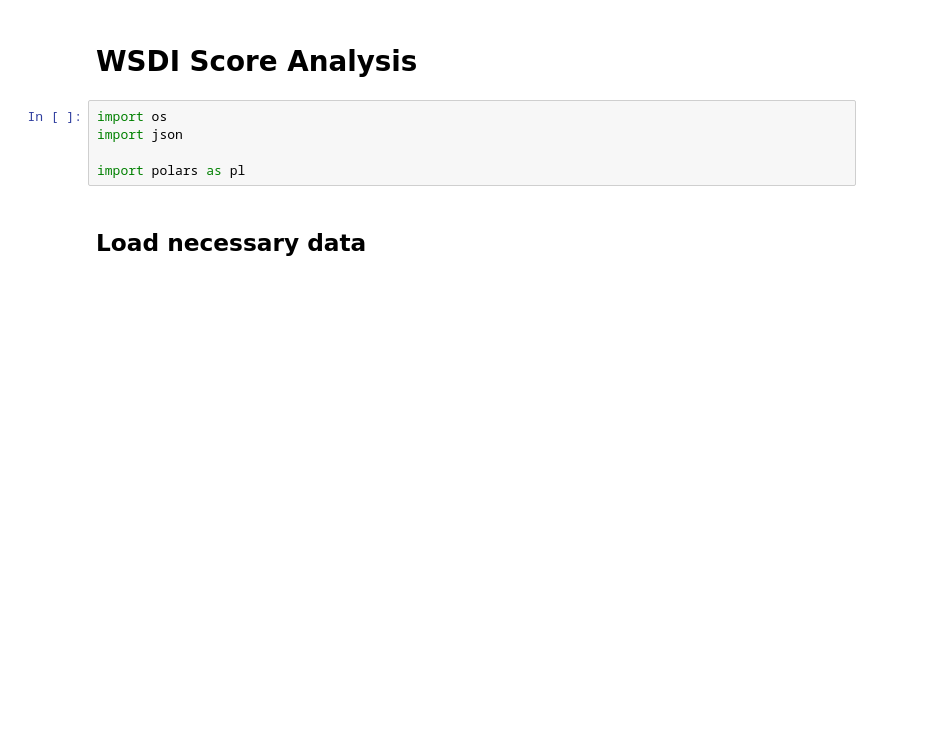
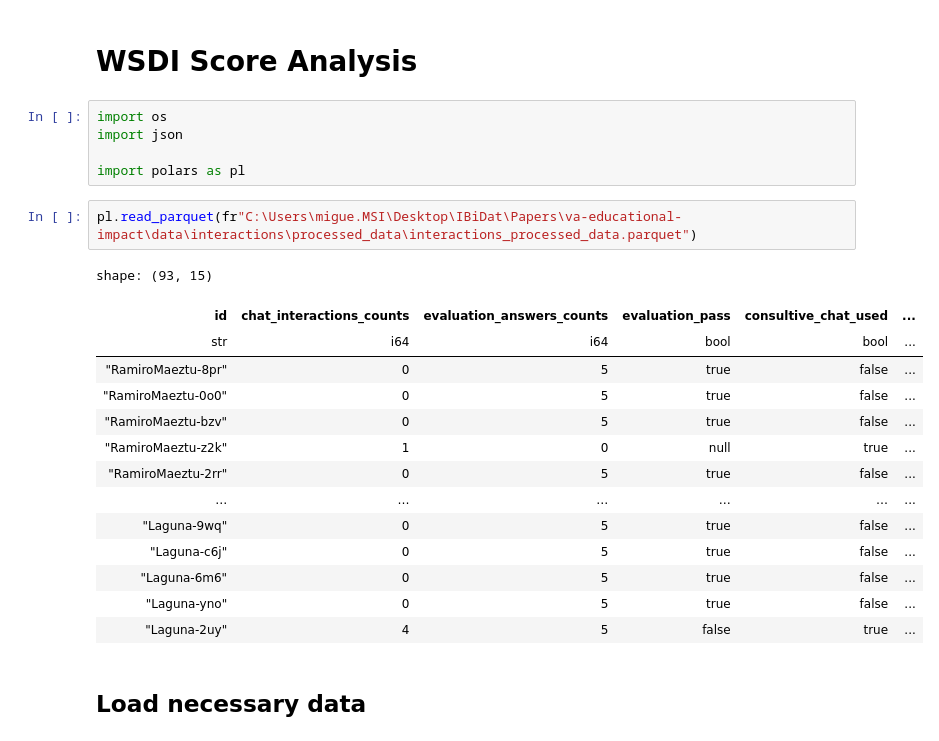
Before and after one commit to IBiDat/va-educational-impact, a Jupyter notebook: src/notebooks/interactions/wsdi_score_analysis.ipynb, the cells around one changed output. Saved outputs shown, nothing was run; the diff lists cells and outputs as text; blank space fills up the shorter version.

```diff
--- a/src/notebooks/interactions/wsdi_score_analysis.ipynb
+++ b/src/notebooks/interactions/wsdi_score_analysis.ipynb
@@ -5,6 +5,23 @@ import os
 import json
 
 import polars as pl
+# %%
+pl.read_parquet(fr"C:\Users\migue.MSI\Desktop\IBiDat\Papers\va-educational-impact\data\interactions\processed_data\interactions_processed_data.parquet")
+# %% [output]
+shape: (93, 15)
+| id | chat_interactions_counts | evaluation_answers_counts | evaluation_pass | consultive_chat_used | ... |
+| str | i64 | i64 | bool | bool | ... |
+| "RamiroMaeztu-8pr" | 0 | 5 | true | false | ... |
+| "RamiroMaeztu-0o0" | 0 | 5 | true | false | ... |
+| "RamiroMaeztu-bzv" | 0 | 5 | true | false | ... |
+| "RamiroMaeztu-z2k" | 1 | 0 | null | true | ... |
+| "RamiroMaeztu-2rr" | 0 | 5 | true | false | ... |
+| … | … | … | … | … | ... |
+| "Laguna-9wq" | 0 | 5 | true | false | ... |
+| "Laguna-c6j" | 0 | 5 | true | false | ... |
+| "Laguna-6m6" | 0 | 5 | true | false | ... |
+| "Laguna-yno" | 0 | 5 | true | false | ... |
+| "Laguna-2uy" | 4 | 5 | false | true | ... |
 # %% [markdown]
 ## Load necessary data
 # %%
```
Also changed, not shown: parts of 3 cells of this notebook, 7 other files.
